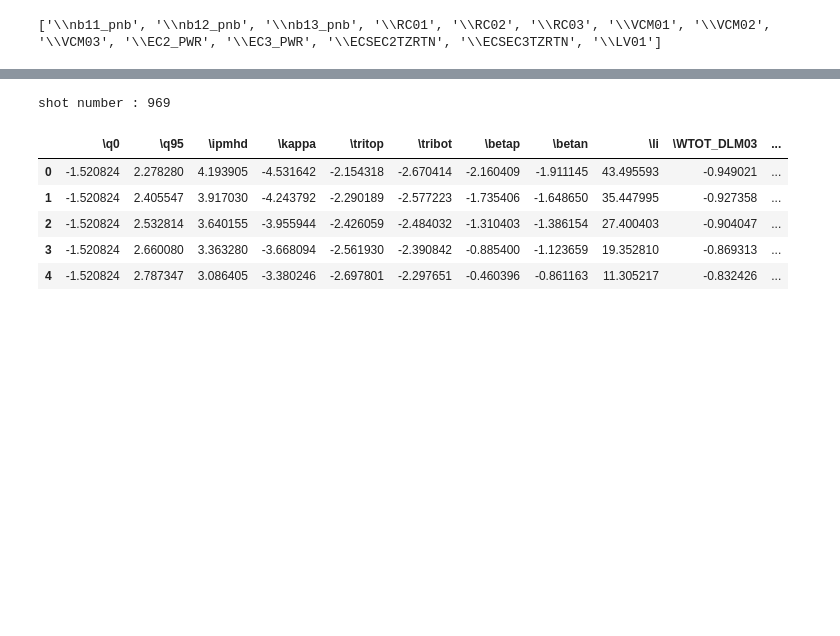
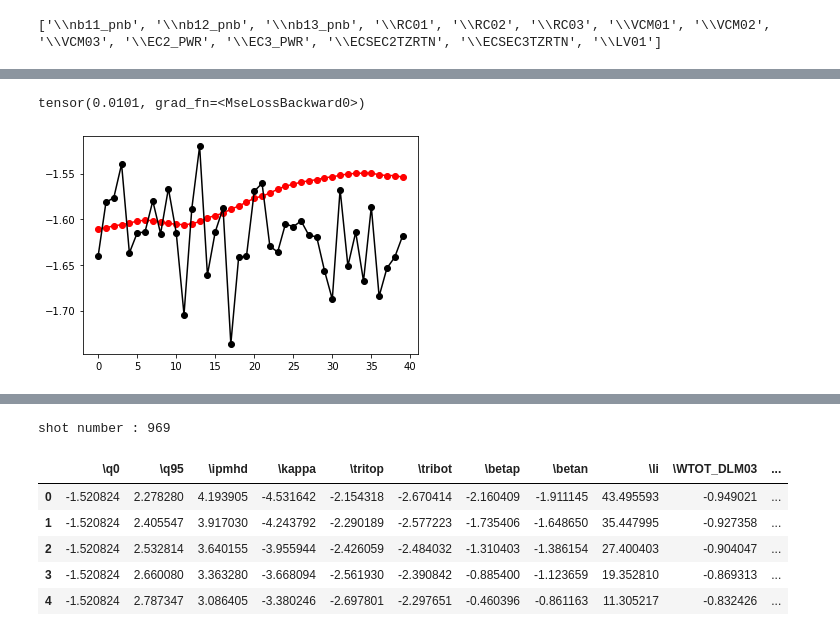
Before and after one commit to ZINZINBIN/Tokamak-Plasma-Operation-Control-based-on-RL, a Jupyter notebook: EDA.ipynb, the cells around one changed output, grey strips where cells are left out. Saved outputs shown, nothing was run; the diff lists cells and outputs as text; code cells hidden in the pictures; blank space fills up the shorter version.

```diff
--- a/EDA.ipynb
+++ b/EDA.ipynb
@@ -259,0 +336,21 @@ axes[2].legend()
+# %%
+model.load_state_dict(torch.load(save_best_dir, map_location=torch.device('cpu')))
+
+sample_data_0D, sample_data_ctrl, sample_target_0D = next(iter(train_loader))
+output = model(sample_data_0D.to(device), sample_data_ctrl.to(device)).detach().cpu().numpy()
+# %%
+loss_fn = torch.nn.MSELoss(reduction = 'mean')
+loss_fn(sample_target_0D, model(sample_data_0D.to(device), sample_data_ctrl.to(device)))
+# %% [output]
+tensor(0.0101, grad_fn=<MseLossBackward0>)
+# %%
+import matplotlib.pyplot as plt
+
+target_q = sample_target_0D[:,:,0].numpy().reshape(-1,)
+pred_q = output[:,:,0].reshape(-1,)
+
+plt.plot(target_q, 'ro-', label = 'target')
+plt.plot(pred_q, 'ko-', label = 'pred')
+plt.show()
+# %% [output]
+[figure, added]
```
Also changed, not shown: parts of 15 cells of this notebook, 35 other files.
